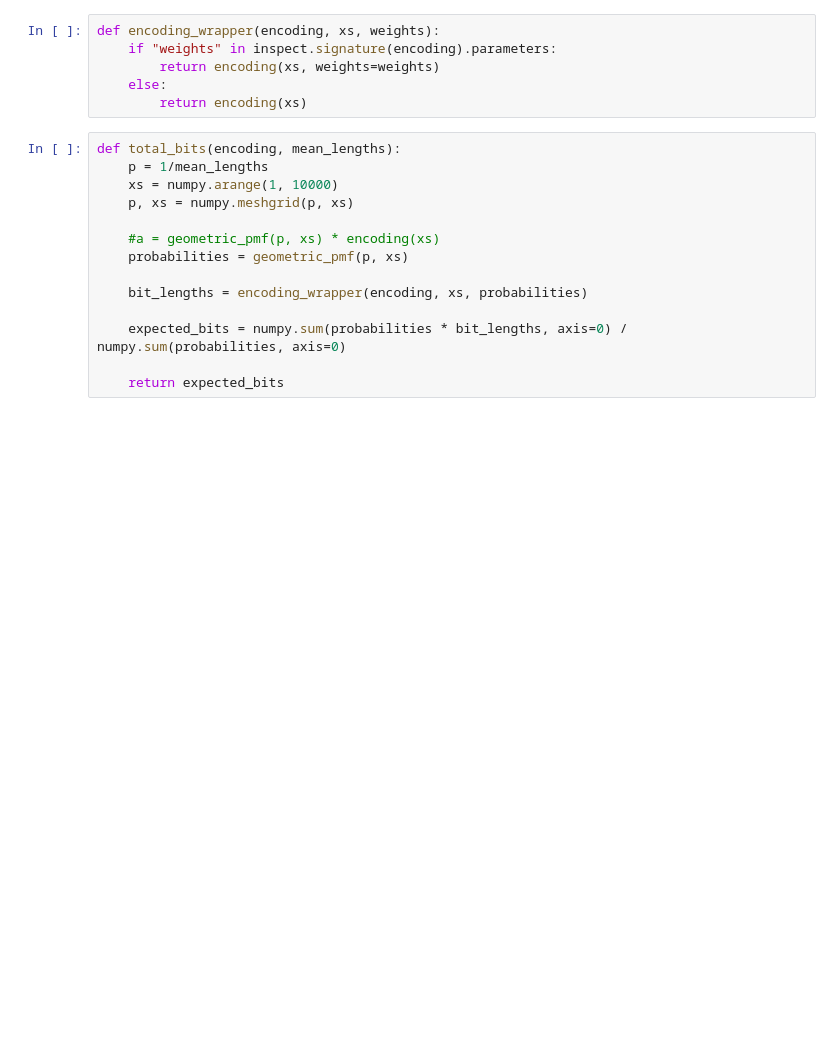
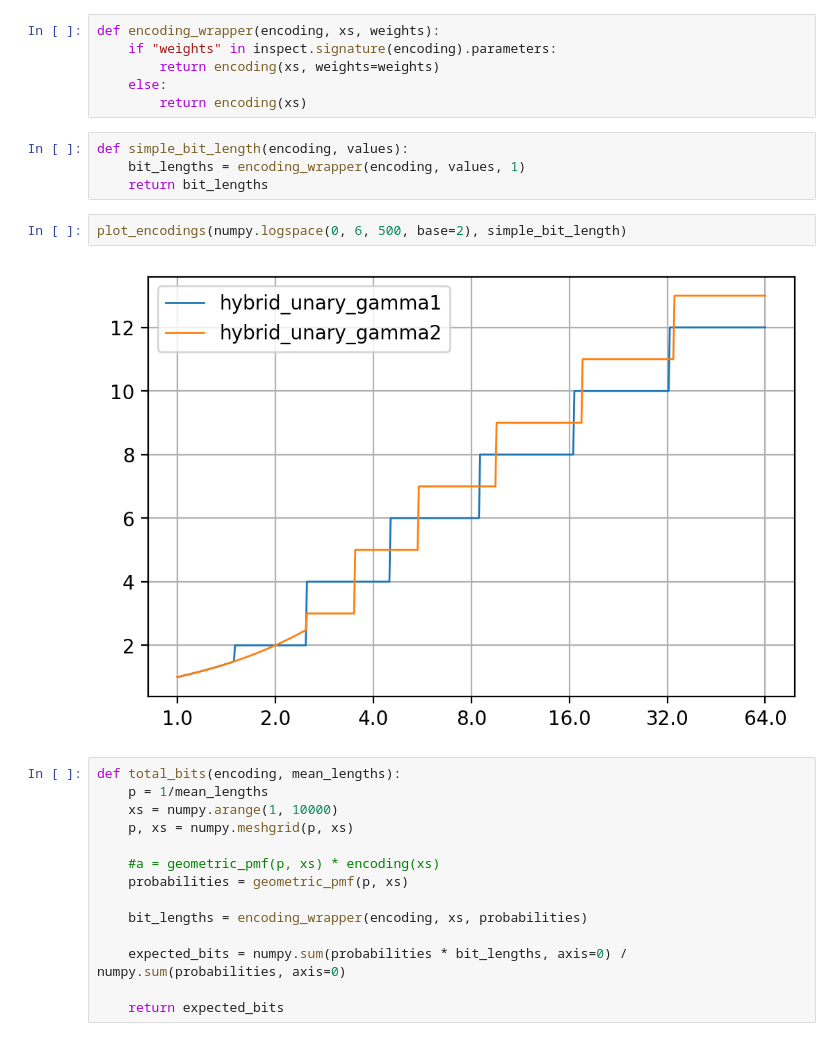
Before and after one commit to bluecube/tablog, a Jupyter notebook: jupyter/encoders.ipynb, the cells around one changed output. Saved outputs shown, nothing was run; the diff lists cells and outputs as text; blank space fills up the shorter version.

```diff
--- a/jupyter/encoders.ipynb
+++ b/jupyter/encoders.ipynb
@@ -110,6 +138,14 @@ def encoding_wrapper(encoding, xs, weights):
         return encoding(xs, weights=weights)
     else:
         return encoding(xs)
+# %%
+def simple_bit_length(encoding, values):
+    bit_lengths = encoding_wrapper(encoding, values, 1)
+    return bit_lengths
+# %%
+plot_encodings(numpy.logspace(0, 6, 500, base=2), simple_bit_length)
+# %% [output]
+[figure, added]
 # %%
 def total_bits(encoding, mean_lengths):
     p = 1/mean_lengths
```
Also changed, not shown: parts of 10 cells of this notebook.
